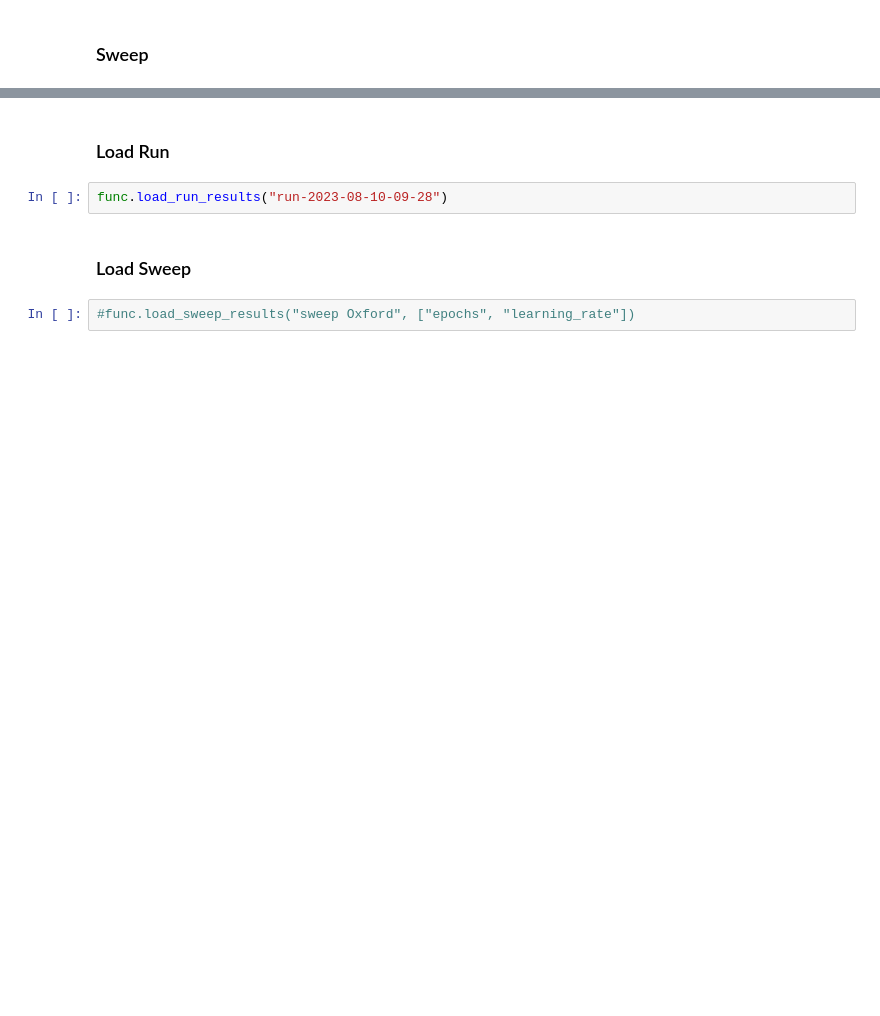
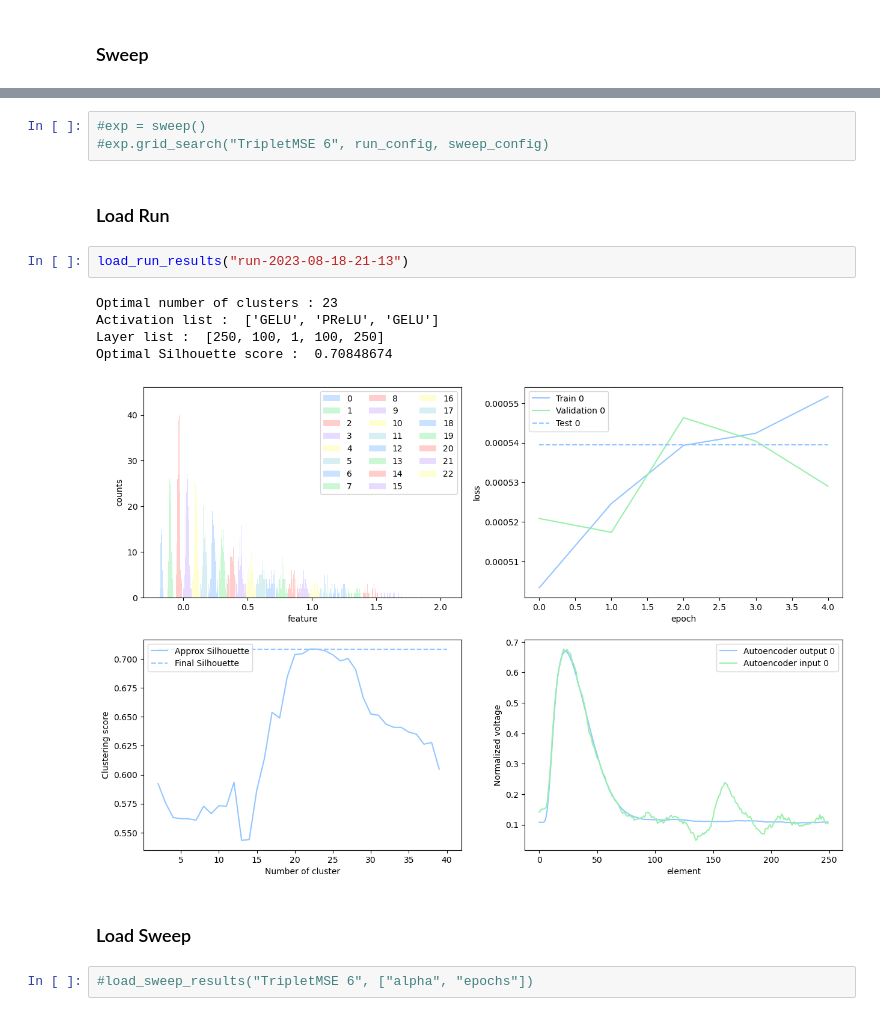
Before and after one commit to polyquantique/Photon-Number-Classification, a Jupyter notebook: AutoencoderAPI.ipynb, the cells around one changed output, grey strips where cells are left out. Cells and saved outputs as stored; diff of their text form; blank space fills up the shorter version.

```diff
--- a/AutoencoderAPI.ipynb
+++ b/AutoencoderAPI.ipynb
@@ -65,8 +80,17 @@ func.run(config)
+# %%
+#exp = sweep()
+#exp.grid_search("TripletMSE 6", run_config, sweep_config)
 # %% [markdown]
 ### Load Run
-# %%
-func.load_run_results("run-2023-08-10-09-28")
+# %%
+load_run_results("run-2023-08-18-21-13")
+# %% [output]
+Optimal number of clusters : 23
+Activation list :  ['GELU', 'PReLU', 'GELU']
+Layer list :  [250, 100, 1, 100, 250]
+Optimal Silhouette score :  0.70848674
+[figure, added]
 # %% [markdown]
 ### Load Sweep
 # %%
-#func.load_sweep_results("sweep Oxford", ["epochs", "learning_rate"])
+#load_sweep_results("TripletMSE 6", ["alpha", "epochs"])
```
Also changed, not shown: parts of 12 cells of this notebook, 23 other files.
